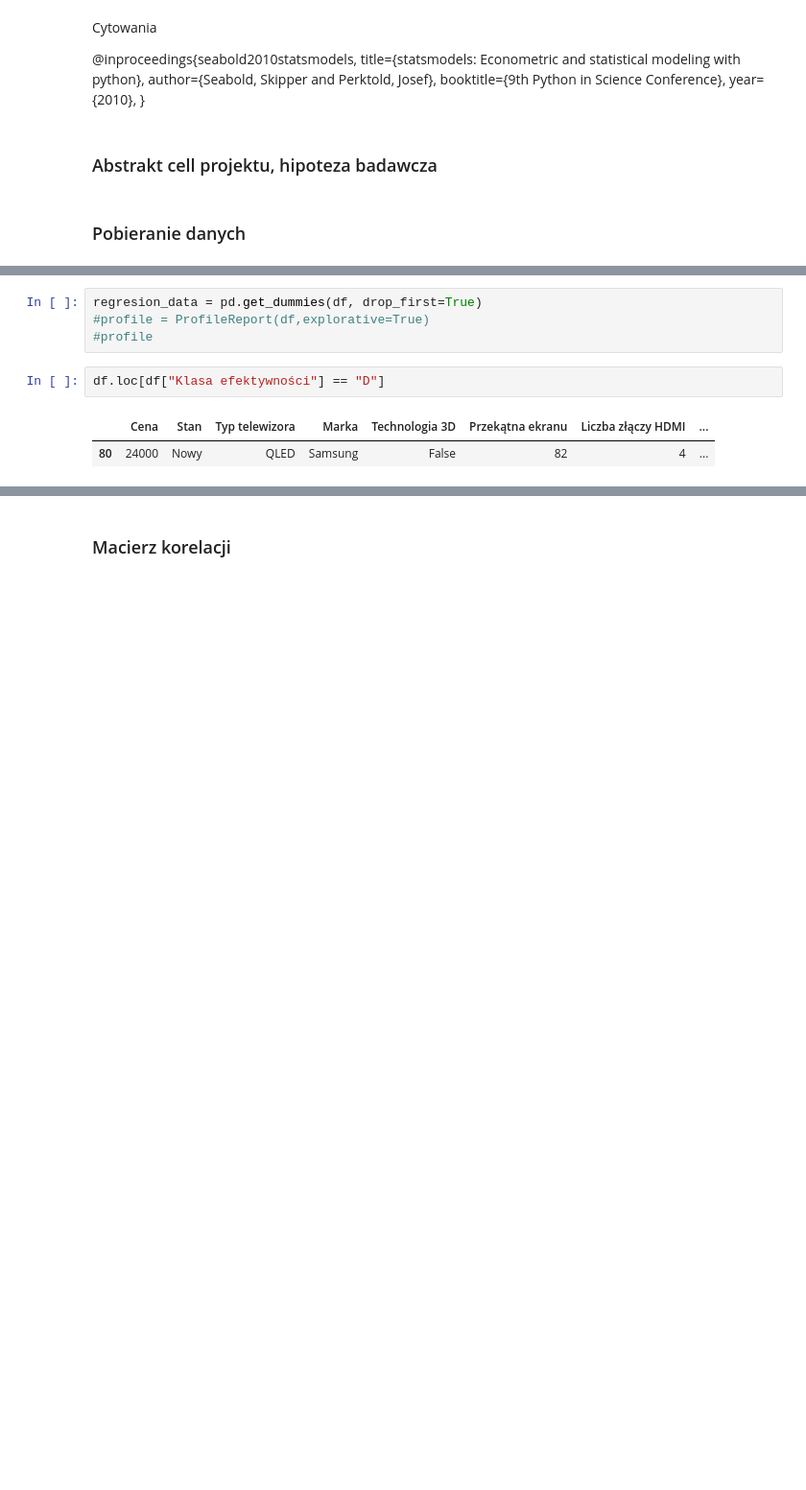
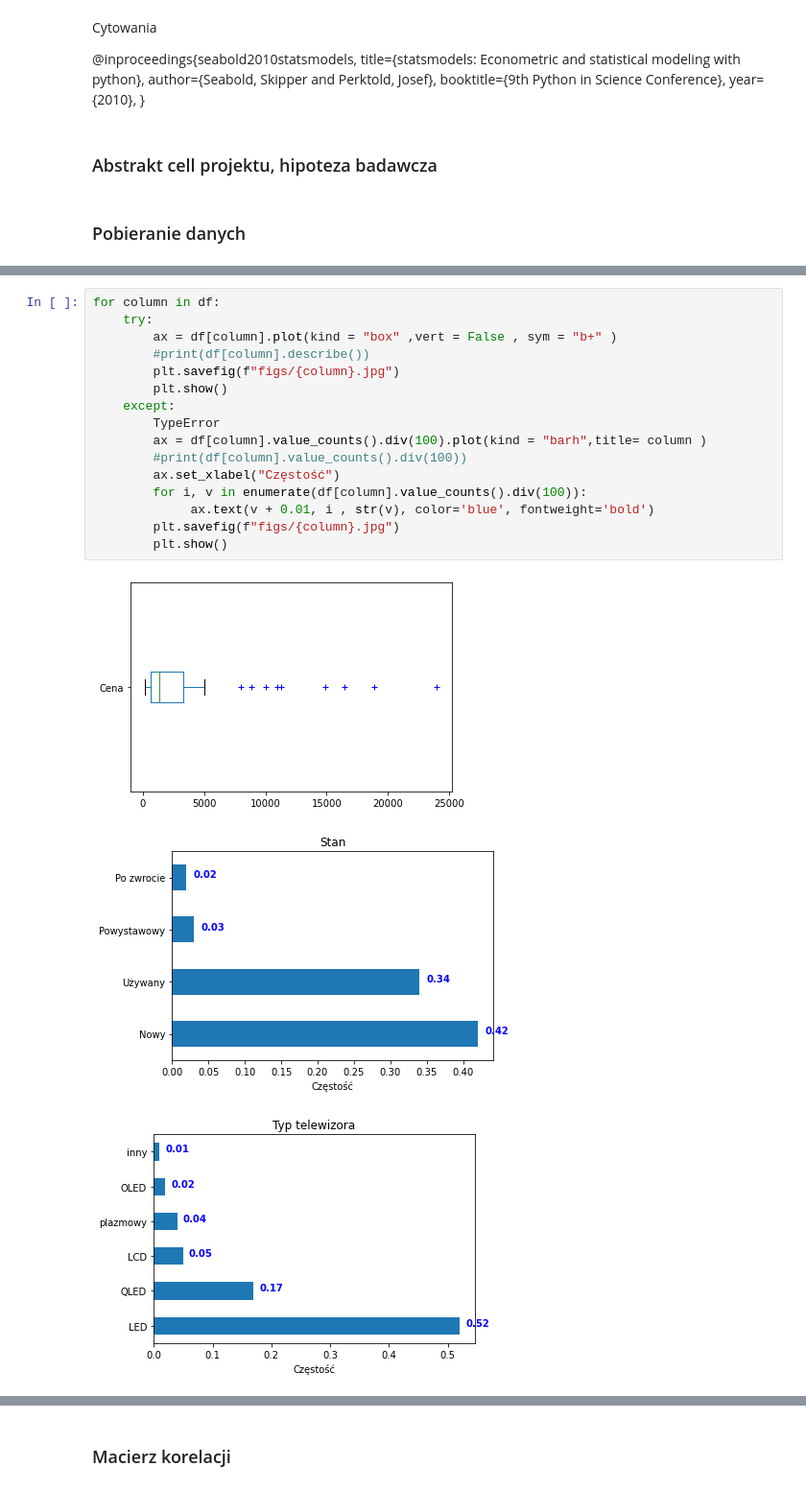
Before and after one commit to skuam/GUSAPI_to_csv, a Jupyter notebook: ProjektEkonometria.ipynb, the cells around one changed output, grey strips where cells are left out. Shown at 96% size. Drawn from its saved outputs; the diff is of its cells as text; blank space fills up the shorter version.

```diff
--- a/ProjektEkonometria.ipynb
+++ b/ProjektEkonometria.ipynb
@@ -208,9 +193,20 @@ Name: Marka, dtype: int64
-# %%
-regresion_data = pd.get_dummies(df, drop_first=True)
-#profile = ProfileReport(df,explorative=True)
-#profile
-# %%
-df.loc[df["Klasa efektywności"] == "D"]
-# %% [output]
-|  | Cena | Stan | Typ telewizora | Marka | Technologia 3D | Przekątna ekranu | Liczba złączy HDMI | ... |
-| 80 | 24000 | Nowy | QLED | Samsung | False | 82 | 4 | ... |
+# %%
+for column in df:
+    try:
+        ax = df[column].plot(kind = "box" ,vert = False , sym = "b+" )
+        #print(df[column].describe())
+        plt.savefig(f"figs/{column}.jpg")
+        plt.show()
+    except:
+        TypeError
+        ax = df[column].value_counts().div(100).plot(kind = "barh",title= column )
+        #print(df[column].value_counts().div(100))
+        ax.set_xlabel("Częstość")
+        for i, v in enumerate(df[column].value_counts().div(100)):
+             ax.text(v + 0.01, i , str(v), color='blue', fontweight='bold')
+        plt.savefig(f"figs/{column}.jpg")
+        plt.show()
+# %% [output]
+[figure, added]
+[figure, added]
+[figure, added]
```
Also changed, not shown: parts of 20 cells of this notebook.
